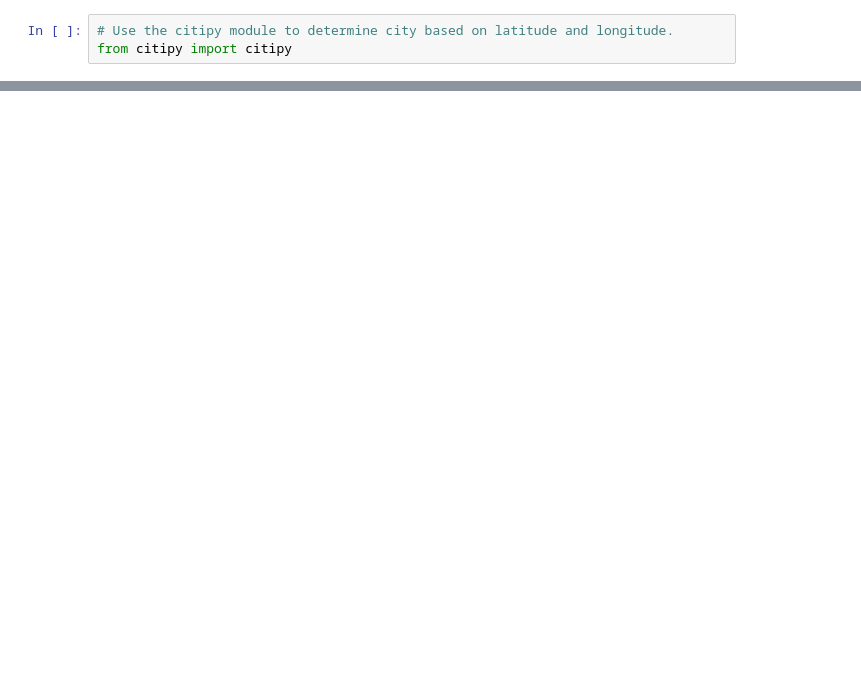
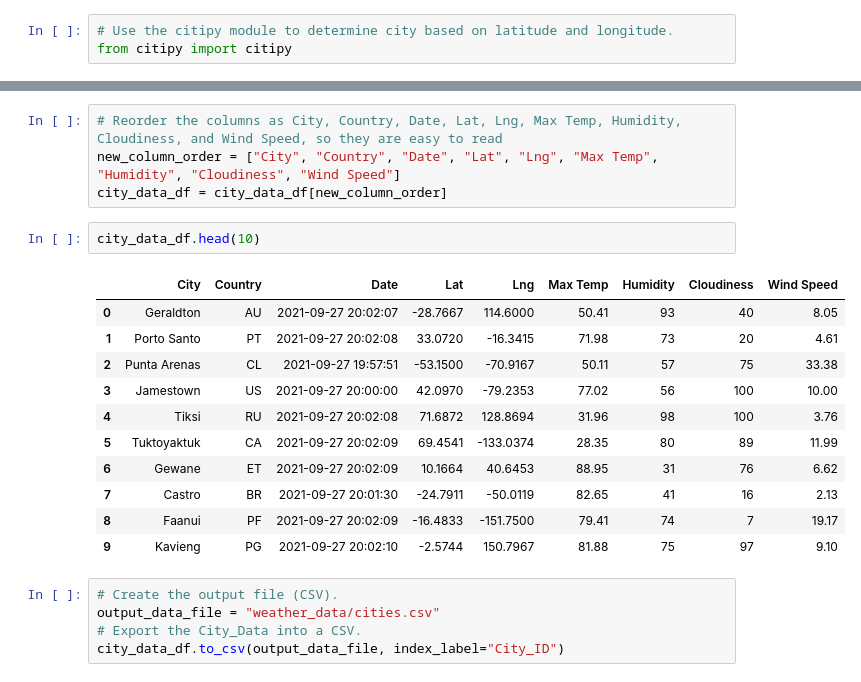
Before and after one commit to Oseriki/World_Weather_Analysis, a Jupyter notebook: WeatherPy.ipynb, the cells around one changed output, grey strips where cells are left out. Saved outputs shown, nothing was run; the diff lists cells and outputs as text; blank space fills up the shorter version.

```diff
--- a/WeatherPy.ipynb
+++ b/WeatherPy.ipynb
@@ -76,0 +213,23 @@ len(cities)
+# %%
+# Reorder the columns as City, Country, Date, Lat, Lng, Max Temp, Humidity, Cloudiness, and Wind Speed, so they are easy to read
+new_column_order = ["City", "Country", "Date", "Lat", "Lng", "Max Temp", "Humidity", "Cloudiness", "Wind Speed"]
+city_data_df = city_data_df[new_column_order]
+# %%
+city_data_df.head(10)
+# %% [output]
+|  | City | Country | Date | Lat | Lng | Max Temp | Humidity | Cloudiness | Wind Speed |
+| 0 | Geraldton | AU | 2021-09-27 20:02:07 | -28.7667 | 114.6000 | 50.41 | 93 | 40 | 8.05 |
+| 1 | Porto Santo | PT | 2021-09-27 20:02:08 | 33.0720 | -16.3415 | 71.98 | 73 | 20 | 4.61 |
+| 2 | Punta Arenas | CL | 2021-09-27 19:57:51 | -53.1500 | -70.9167 | 50.11 | 57 | 75 | 33.38 |
+| 3 | Jamestown | US | 2021-09-27 20:00:00 | 42.0970 | -79.2353 | 77.02 | 56 | 100 | 10.00 |
+| 4 | Tiksi | RU | 2021-09-27 20:02:08 | 71.6872 | 128.8694 | 31.96 | 98 | 100 | 3.76 |
+| 5 | Tuktoyaktuk | CA | 2021-09-27 20:02:09 | 69.4541 | -133.0374 | 28.35 | 80 | 89 | 11.99 |
+| 6 | Gewane | ET | 2021-09-27 20:02:09 | 10.1664 | 40.6453 | 88.95 | 31 | 76 | 6.62 |
+| 7 | Castro | BR | 2021-09-27 20:01:30 | -24.7911 | -50.0119 | 82.65 | 41 | 16 | 2.13 |
+| 8 | Faanui | PF | 2021-09-27 20:02:09 | -16.4833 | -151.7500 | 79.41 | 74 | 7 | 19.17 |
+| 9 | Kavieng | PG | 2021-09-27 20:02:10 | -2.5744 | 150.7967 | 81.88 | 75 | 97 | 9.10 |
+# %%
+# Create the output file (CSV).
+output_data_file = "weather_data/cities.csv"
+# Export the City_Data into a CSV.
+city_data_df.to_csv(output_data_file, index_label="City_ID")
```
Also changed, not shown: parts of 12 cells of this notebook, 3 other files.
